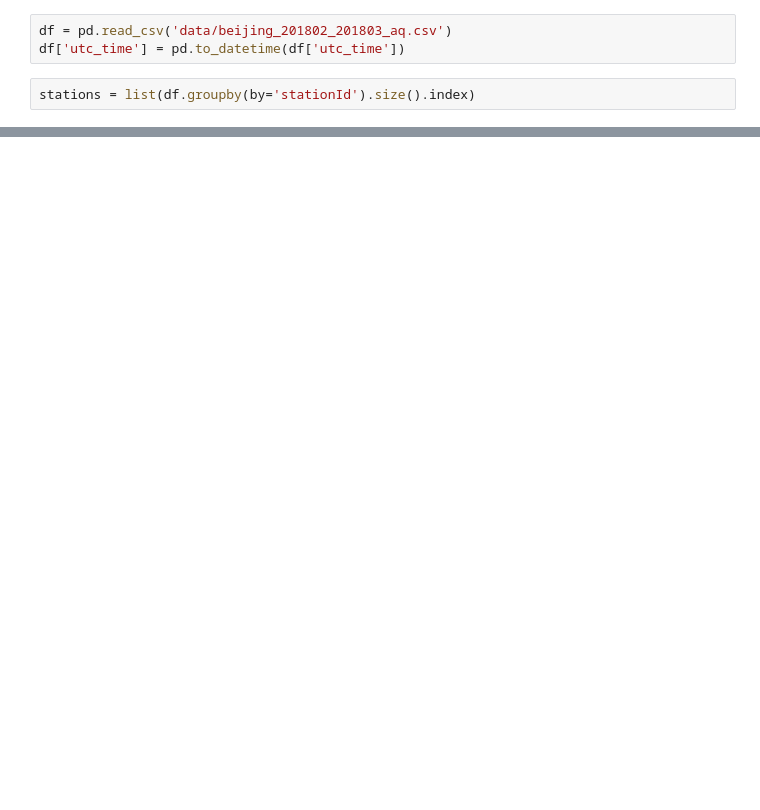
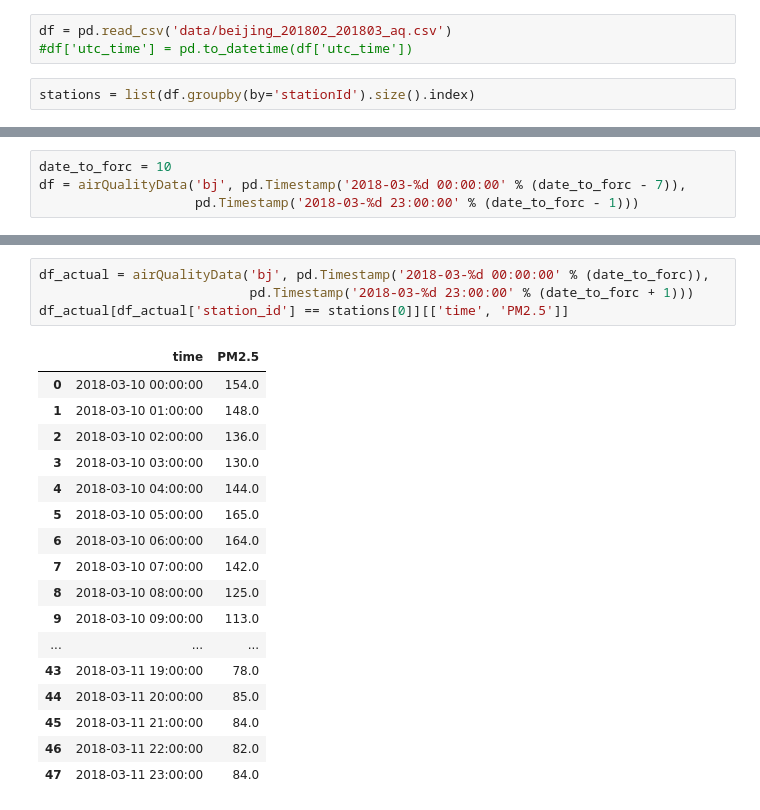
Before and after one commit to Starcutter/KDDCup2018, a Jupyter notebook: demo.ipynb, the cells around one changed output, grey strips where cells are left out. Cells and saved outputs as stored; diff of their text form; blank space fills up the shorter version.

```diff
--- a/demo.ipynb
+++ b/demo.ipynb
@@ -5,6 +5,6 @@ from fbprophet import Prophet
 from data import *
 # %%
 df = pd.read_csv('data/beijing_201802_201803_aq.csv')
-df['utc_time'] = pd.to_datetime(df['utc_time'])
+#df['utc_time'] = pd.to_datetime(df['utc_time'])
 # %%
 stations = list(df.groupby(by='stationId').size().index)
@@ -15 +11,5 @@ stations[0]
+# %%
+date_to_forc = 10
+df = airQualityData('bj', pd.Timestamp('2018-03-%d 00:00:00' % (date_to_forc - 7)),
+                    pd.Timestamp('2018-03-%d 23:00:00' % (date_to_forc - 1)))
 # %%
@@ -59,0 +81,22 @@ actual[actual['station_id'] == stations[0]]
+# %%
+df_actual = airQualityData('bj', pd.Timestamp('2018-03-%d 00:00:00' % (date_to_forc)),
+                           pd.Timestamp('2018-03-%d 23:00:00' % (date_to_forc + 1)))
+df_actual[df_actual['station_id'] == stations[0]][['time', 'PM2.5']]
+# %% [output]
+|  | time | PM2.5 |
+| 0 | 2018-03-10 00:00:00 | 154.0 |
+| 1 | 2018-03-10 01:00:00 | 148.0 |
+| 2 | 2018-03-10 02:00:00 | 136.0 |
+| 3 | 2018-03-10 03:00:00 | 130.0 |
+| 4 | 2018-03-10 04:00:00 | 144.0 |
+| 5 | 2018-03-10 05:00:00 | 165.0 |
+| 6 | 2018-03-10 06:00:00 | 164.0 |
+| 7 | 2018-03-10 07:00:00 | 142.0 |
+| 8 | 2018-03-10 08:00:00 | 125.0 |
+| 9 | 2018-03-10 09:00:00 | 113.0 |
+| ... | ... | ... |
+| 43 | 2018-03-11 19:00:00 | 78.0 |
+| 44 | 2018-03-11 20:00:00 | 85.0 |
+| 45 | 2018-03-11 21:00:00 | 84.0 |
+| 46 | 2018-03-11 22:00:00 | 82.0 |
+| 47 | 2018-03-11 23:00:00 | 84.0 |
```
Also changed, not shown: parts of 15 cells of this notebook.
